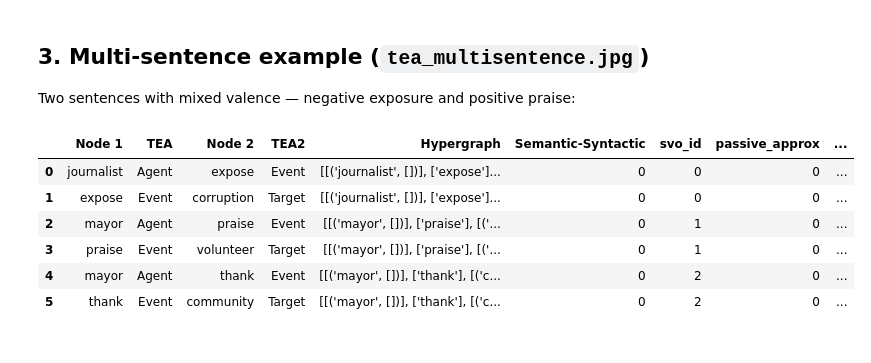
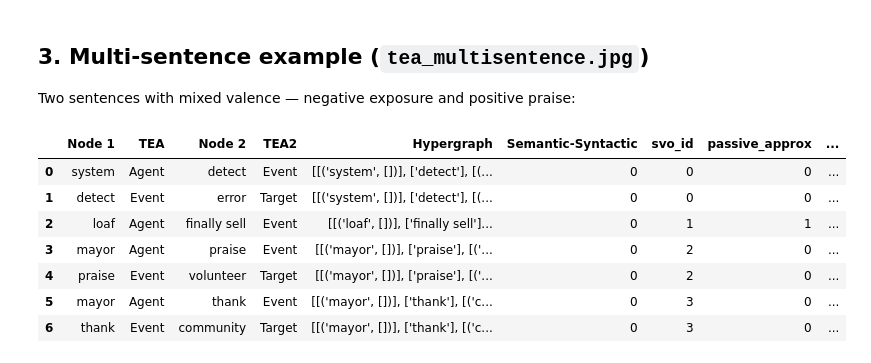
Before and after one commit to MassimoStel/Who-Did-What_Networks, a Jupyter notebook: Docs & Guides/Generating_TEA_Figures.ipynb, the cells around one changed output. Cells and saved outputs as stored; diff of their text form; code cells hidden in the pictures.

Commit message:
docs: update multi-sentence example and output tables in documentation

```diff
--- a/Docs & Guides/Generating_TEA_Figures.ipynb
+++ b/Docs & Guides/Generating_TEA_Figures.ipynb
@@ -62,20 +62,21 @@ tea.plot_svo_graph(svo, filename='../tea_quickstart_passive.jpg')
 Two sentences with mixed valence — negative exposure and positive praise:
 # %%
 text = (
-    "The journalist exposed the corruption. "
+    "The system detected an error. Finally, the loaf was sold."
     "The mayor praised the volunteers and thanked the community."
 )
 
 svo = tea.extract_svos_from_text(text)
 display(svo)
 # %% [output]
 |  | Node 1 | TEA | Node 2 | TEA2 | Hypergraph | Semantic-Syntactic | svo_id | passive_approx | ... |
-| 0 | journalist | Agent | expose | Event | [[('journalist', [])], ['expose']... | 0 | 0 | 0 | ... |
-| 1 | expose | Event | corruption | Target | [[('journalist', [])], ['expose']... | 0 | 0 | 0 | ... |
-| 2 | mayor | Agent | praise | Event | [[('mayor', [])], ['praise'], [('... | 0 | 1 | 0 | ... |
-| 3 | praise | Event | volunteer | Target | [[('mayor', [])], ['praise'], [('... | 0 | 1 | 0 | ... |
-| 4 | mayor | Agent | thank | Event | [[('mayor', [])], ['thank'], [('c... | 0 | 2 | 0 | ... |
-| 5 | thank | Event | community | Target | [[('mayor', [])], ['thank'], [('c... | 0 | 2 | 0 | ... |
+| 0 | system | Agent | detect | Event | [[('system', [])], ['detect'], [(... | 0 | 0 | 0 | ... |
+| 1 | detect | Event | error | Target | [[('system', [])], ['detect'], [(... | 0 | 0 | 0 | ... |
+| 2 | loaf | Agent | finally sell | Event | [[('loaf', [])], ['finally sell']... | 0 | 1 | 1 | ... |
+| 3 | mayor | Agent | praise | Event | [[('mayor', [])], ['praise'], [('... | 0 | 2 | 0 | ... |
+| 4 | praise | Event | volunteer | Target | [[('mayor', [])], ['praise'], [('... | 0 | 2 | 0 | ... |
+| 5 | mayor | Agent | thank | Event | [[('mayor', [])], ['thank'], [('c... | 0 | 3 | 0 | ... |
+| 6 | thank | Event | community | Target | [[('mayor', [])], ['thank'], [('c... | 0 | 3 | 0 | ... |
 # %%
 tea.plot_svo_graph(svo, filename='../tea_multisentence.jpg')
 # %% [output]
```
Also changed, not shown: parts of 1 cell of this notebook, 2 other files.
